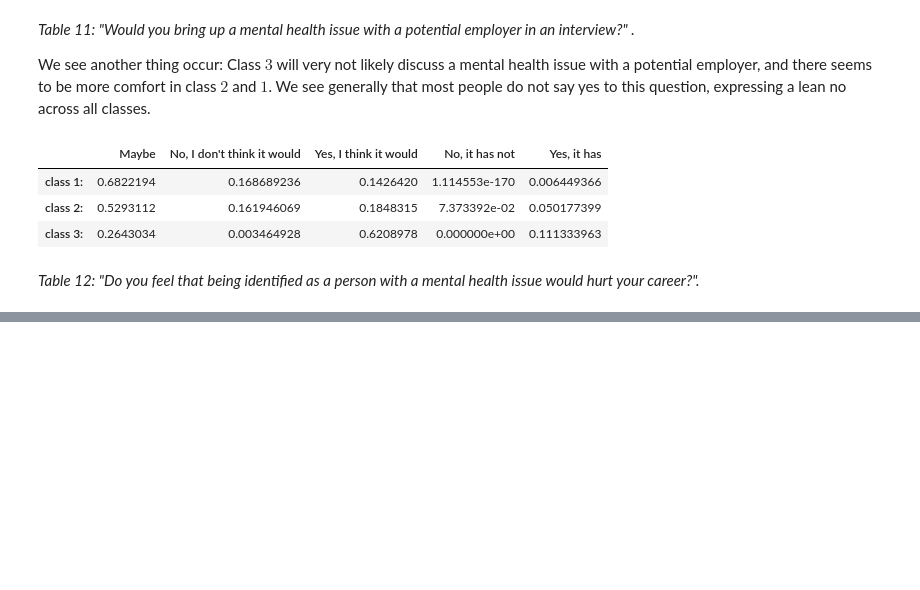
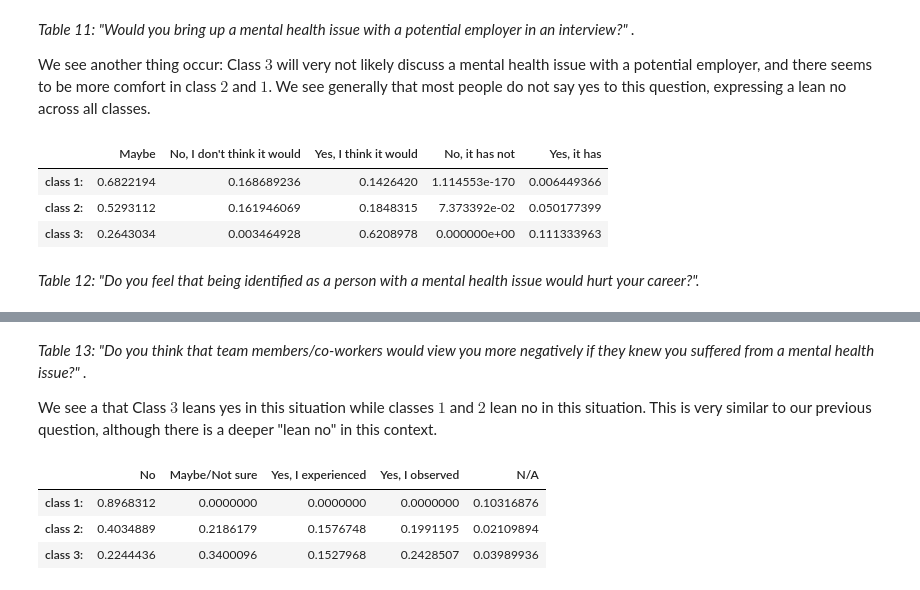
Before and after one commit to PLBMR/mentalHealthDataAnalysis, a Jupyter notebook: osmiMentalHealthInTech/analysis/clusterAnalysis_inference.ipynb, the cells around one changed output, grey strips where cells are left out. Cells and saved outputs as stored; diff of their text form; code cells hidden in the pictures; blank space fills up the shorter version.

```diff
--- a/osmiMentalHealthInTech/analysis/clusterAnalysis_inference.ipynb
+++ b/osmiMentalHealthInTech/analysis/clusterAnalysis_inference.ipynb
@@ -220,0 +230,11 @@ _Table 12: "Do you feel that being identified as a person with a mental health i
+# %% [markdown]
+_Table 13: "Do you think that team members/co-workers would view you more negatively if they knew you suffered from a mental health issue?" ._
+
+We see a that Class $3$ leans yes in this situation while classes $1$ and $2$ lean no in this situation. This is very similar to our previous question, although there is a deeper "lean no" in this context.
+# %%
+displayTable(finalMod.lcm,"observeBadResponseMH")
+# %% [output]
+|  | No | Maybe/Not sure | Yes, I experienced | Yes, I observed | N/A |
+| class 1: | 0.8968312 | 0.0000000 | 0.0000000 | 0.0000000 | 0.10316876 |
+| class 2: | 0.4034889 | 0.2186179 | 0.1576748 | 0.1991195 | 0.02109894 |
+| class 3: | 0.2244436 | 0.3400096 | 0.1527968 | 0.2428507 | 0.03989936 |
```
Also changed, not shown: parts of 4 cells of this notebook, 5 other files.
